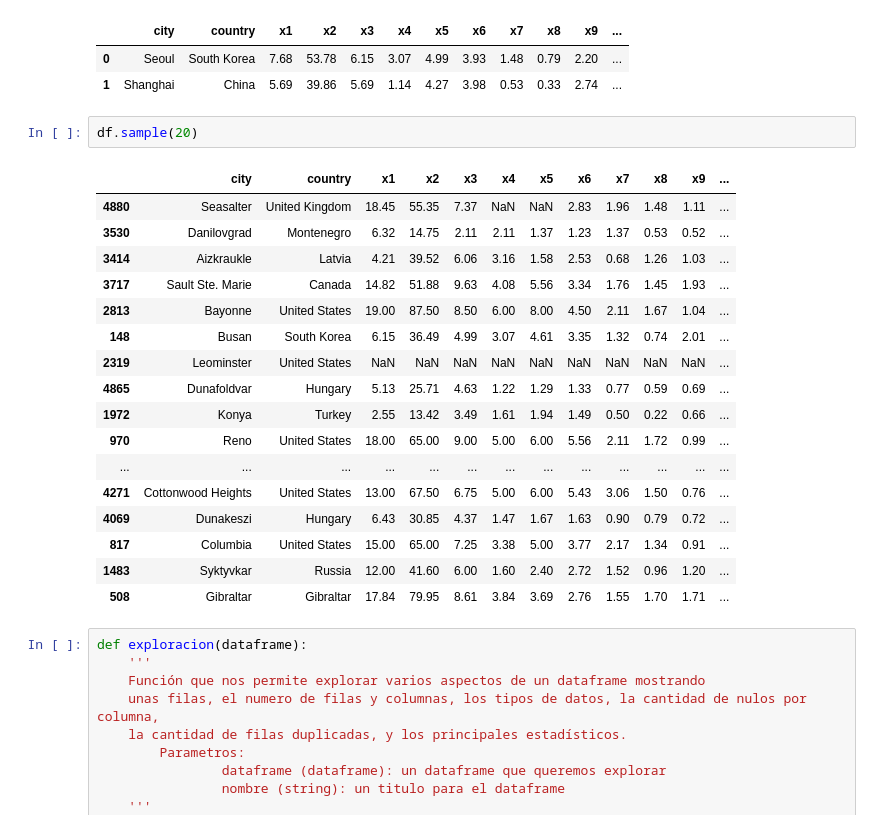
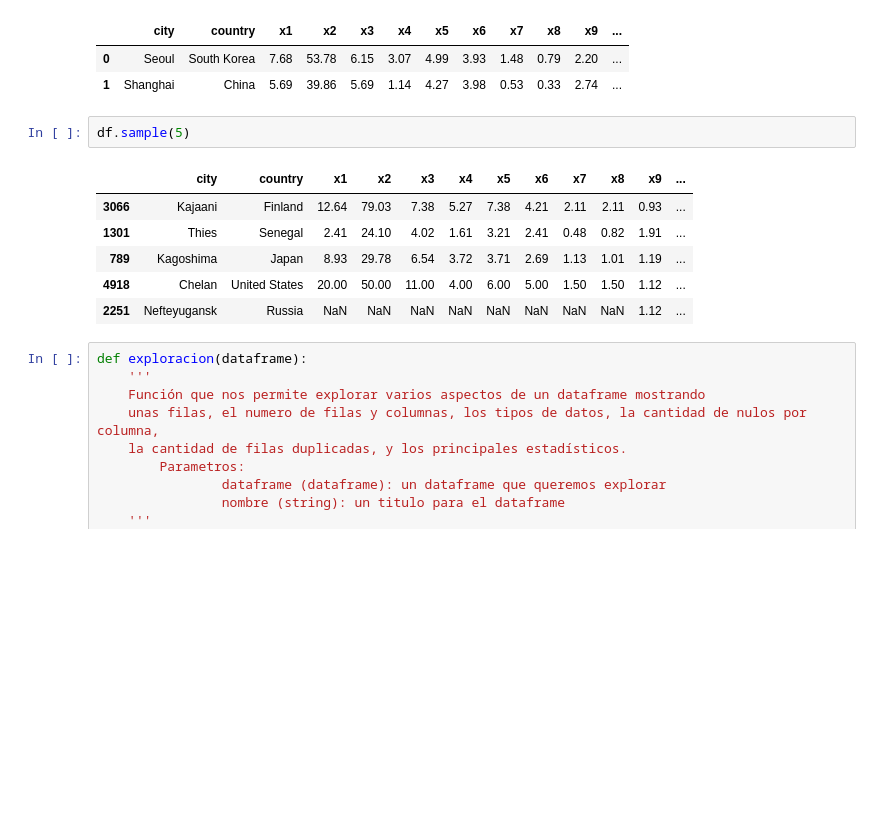
Before and after one commit to Adalab/promo-d-da-modulo1-sprint2-Paloma_Paula_Iris, a Jupyter notebook: regresion_lineal/1_intro_eda+2_test_estadisticos.ipynb, the cells around one changed output. Drawn from its saved outputs; the diff is of its cells as text; blank space fills up the shorter version.

```diff
--- a/regresion_lineal/1_intro_eda+2_test_estadisticos.ipynb
+++ b/regresion_lineal/1_intro_eda+2_test_estadisticos.ipynb
@@ -24,25 +24,14 @@ df.head(2)
 | 0 | Seoul | South Korea | 7.68 | 53.78 | 6.15 | 3.07 | 4.99 | 3.93 | 1.48 | 0.79 | 2.20 | ... |
 | 1 | Shanghai | China | 5.69 | 39.86 | 5.69 | 1.14 | 4.27 | 3.98 | 0.53 | 0.33 | 2.74 | ... |
 # %%
-df.sample(20)
+df.sample(5)
 # %% [output]
 |  | city | country | x1 | x2 | x3 | x4 | x5 | x6 | x7 | x8 | x9 | ... |
-| 4880 | Seasalter | United Kingdom | 18.45 | 55.35 | 7.37 | NaN | NaN | 2.83 | 1.96 | 1.48 | 1.11 | ... |
-| 3530 | Danilovgrad | Montenegro | 6.32 | 14.75 | 2.11 | 2.11 | 1.37 | 1.23 | 1.37 | 0.53 | 0.52 | ... |
-| 3414 | Aizkraukle | Latvia | 4.21 | 39.52 | 6.06 | 3.16 | 1.58 | 2.53 | 0.68 | 1.26 | 1.03 | ... |
-| 3717 | Sault Ste. Marie | Canada | 14.82 | 51.88 | 9.63 | 4.08 | 5.56 | 3.34 | 1.76 | 1.45 | 1.93 | ... |
-| 2813 | Bayonne | United States | 19.00 | 87.50 | 8.50 | 6.00 | 8.00 | 4.50 | 2.11 | 1.67 | 1.04 | ... |
-| 148 | Busan | South Korea | 6.15 | 36.49 | 4.99 | 3.07 | 4.61 | 3.35 | 1.32 | 0.74 | 2.01 | ... |
-| 2319 | Leominster | United States | NaN | NaN | NaN | NaN | NaN | NaN | NaN | NaN | NaN | ... |
-| 4865 | Dunafoldvar | Hungary | 5.13 | 25.71 | 4.63 | 1.22 | 1.29 | 1.33 | 0.77 | 0.59 | 0.69 | ... |
-| 1972 | Konya | Turkey | 2.55 | 13.42 | 3.49 | 1.61 | 1.94 | 1.49 | 0.50 | 0.22 | 0.66 | ... |
-| 970 | Reno | United States | 18.00 | 65.00 | 9.00 | 5.00 | 6.00 | 5.56 | 2.11 | 1.72 | 0.99 | ... |
-| ... | ... | ... | ... | ... | ... | ... | ... | ... | ... | ... | ... | ... |
-| 4271 | Cottonwood Heights | United States | 13.00 | 67.50 | 6.75 | 5.00 | 6.00 | 5.43 | 3.06 | 1.50 | 0.76 | ... |
-| 4069 | Dunakeszi | Hungary | 6.43 | 30.85 | 4.37 | 1.47 | 1.67 | 1.63 | 0.90 | 0.79 | 0.72 | ... |
-| 817 | Columbia | United States | 15.00 | 65.00 | 7.25 | 3.38 | 5.00 | 3.77 | 2.17 | 1.34 | 0.91 | ... |
-| 1483 | Syktyvkar | Russia | 12.00 | 41.60 | 6.00 | 1.60 | 2.40 | 2.72 | 1.52 | 0.96 | 1.20 | ... |
-| 508 | Gibraltar | Gibraltar | 17.84 | 79.95 | 8.61 | 3.84 | 3.69 | 2.76 | 1.55 | 1.70 | 1.71 | ... |
+| 3066 | Kajaani | Finland | 12.64 | 79.03 | 7.38 | 5.27 | 7.38 | 4.21 | 2.11 | 2.11 | 0.93 | ... |
+| 1301 | Thies | Senegal | 2.41 | 24.10 | 4.02 | 1.61 | 3.21 | 2.41 | 0.48 | 0.82 | 1.91 | ... |
+| 789 | Kagoshima | Japan | 8.93 | 29.78 | 6.54 | 3.72 | 3.71 | 2.69 | 1.13 | 1.01 | 1.19 | ... |
+| 4918 | Chelan | United States | 20.00 | 50.00 | 11.00 | 4.00 | 6.00 | 5.00 | 1.50 | 1.50 | 1.12 | ... |
+| 2251 | Nefteyugansk | Russia | NaN | NaN | NaN | NaN | NaN | NaN | NaN | NaN | 1.12 | ... |
 # %%
 def exploracion(dataframe):
     '''
```
Also changed, not shown: parts of 3 cells of this notebook, 3 other files.
